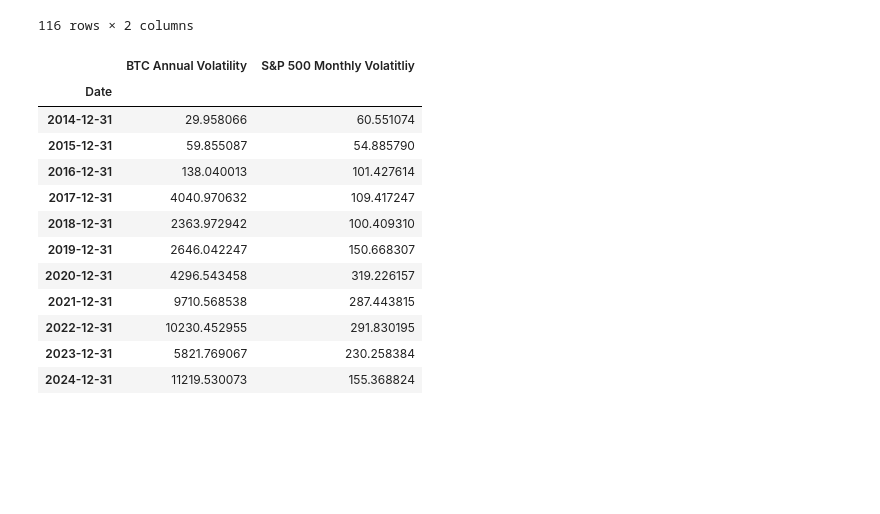
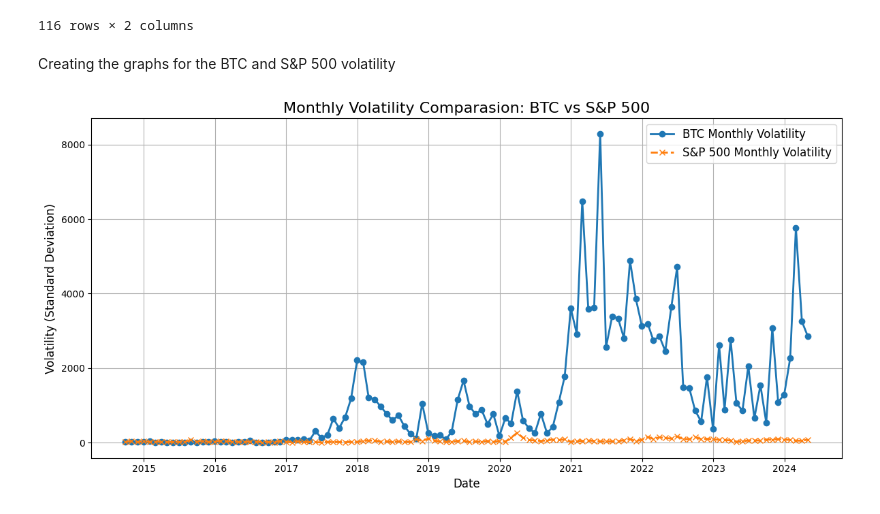
Before and after one commit to AngelDHackerman/BTC-ETH_Data_Analysis, a Jupyter notebook: 5_Insights_Volatility_Monthly_Yearly.ipynb, the cells around one changed output. Cells and saved outputs as stored; diff of their text form; code cells hidden in the pictures; blank space fills up the shorter version.

Commit message:
added graph for monthly volatility

```diff
--- a/5_Insights_Volatility_Monthly_Yearly.ipynb
+++ b/5_Insights_Volatility_Monthly_Yearly.ipynb
@@ -55,19 +54,21 @@ volatility_comparasion_monthly
 | 2024-03-31 | 3250.642824 | 52.759921 |
 | 2024-04-30 | 2856.070595 | 82.619638 |
 116 rows × 2 columns
-# %%
-volatility_comparasion_annual
-# %% [output]
-|  | BTC Annual Volatility | S&P 500 Monthly Volatitliy |
-| Date |  |  |
-| 2014-12-31 | 29.958066 | 60.551074 |
-| 2015-12-31 | 59.855087 | 54.885790 |
-| 2016-12-31 | 138.040013 | 101.427614 |
-| 2017-12-31 | 4040.970632 | 109.417247 |
-| 2018-12-31 | 2363.972942 | 100.409310 |
-| 2019-12-31 | 2646.042247 | 150.668307 |
-| 2020-12-31 | 4296.543458 | 319.226157 |
-| 2021-12-31 | 9710.568538 | 287.443815 |
-| 2022-12-31 | 10230.452955 | 291.830195 |
-| 2023-12-31 | 5821.769067 | 230.258384 |
-| 2024-12-31 | 11219.530073 | 155.368824 |
+# %% [markdown]
+Creating the graphs for the BTC and S&P 500 volatility
+# %%
+# Plot Monthly Volatility
+plt.figure(figsize=(12, 6))
+plt.plot(volatility_comparasion_monthly.index, volatility_comparasion_monthly['BTC Monthly Volatility'],
+         label='BTC Monthly Volatility', linewidth=2, linestyle='-', marker='o')
+plt.plot(volatility_comparasion_monthly.index, volatility_comparasion_monthly['S&P 500 Monthly Volatility'],
+         label='S&P 500 Monthly Volatility', linewidth=2, linestyle='--', marker='x')
+plt.title('Monthly Volatility Comparasion: BTC vs S&P 500', fontsize=16)
+plt.xlabel('Date', fontsize=12)
+plt.ylabel('Volatility (Standard Deviation)', fontsize=12)
+plt.legend(fontsize=12)
+plt.grid(True)
+plt.tight_layout()
+plt.show()
+# %% [output]
+[figure, added]
```
Also changed, not shown: parts of 1 cell of this notebook.
